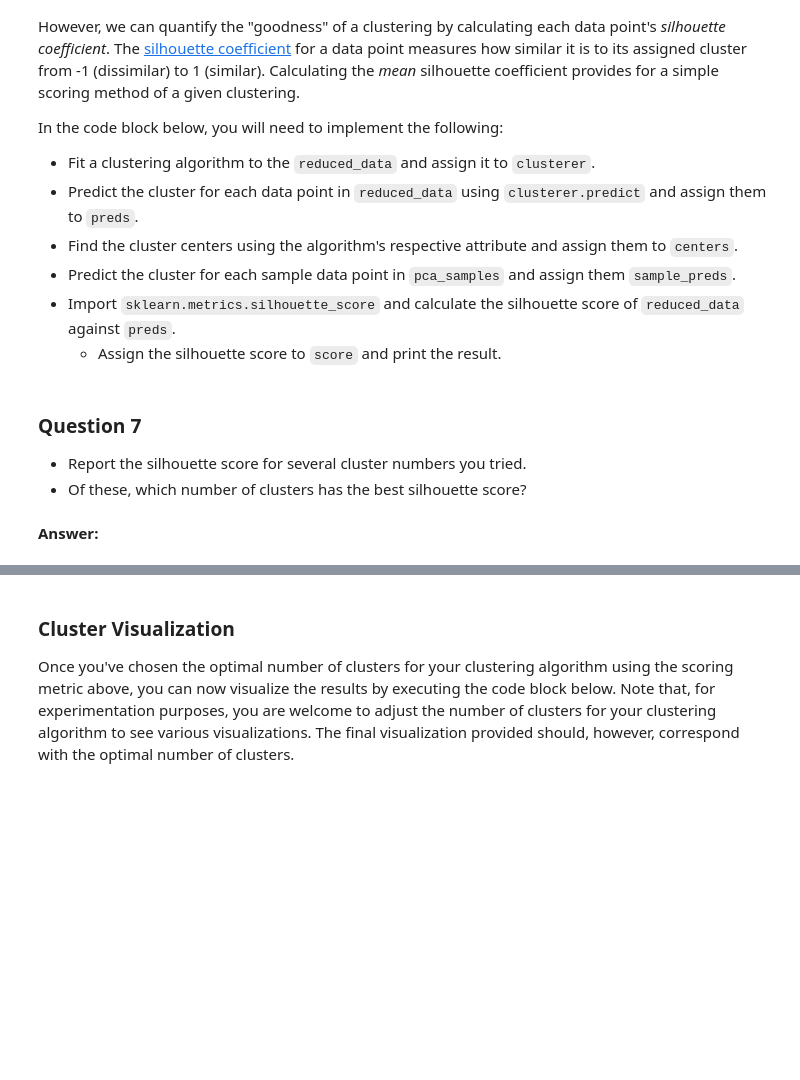
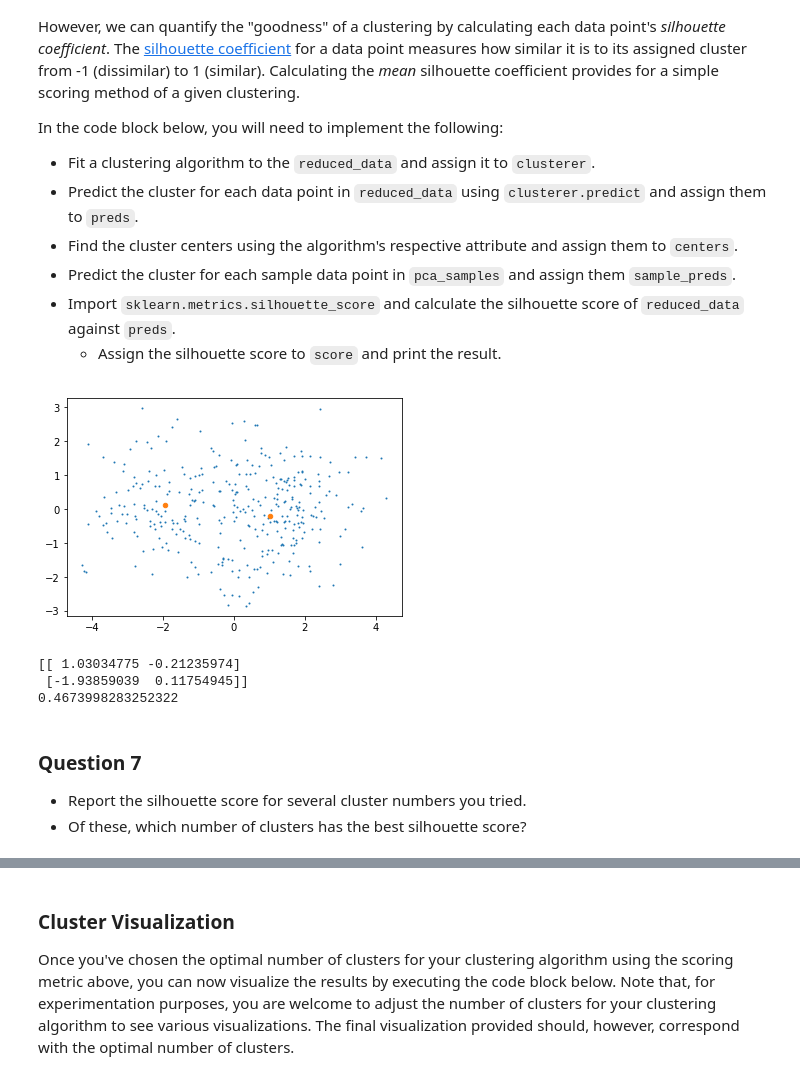
Before and after one commit to cchadha2/MLND, a Jupyter notebook: projects/customer_segments/customer_segments.ipynb, the cells around one changed output, grey strips where cells are left out. Drawn from its saved outputs; the diff is of its cells as text; code cells hidden in the pictures; blank space fills up the shorter version.

```diff
--- a/projects/customer_segments/customer_segments.ipynb
+++ b/projects/customer_segments/customer_segments.ipynb
@@ -449,13 +473,14 @@ In the code block below, you will need to implement the following:
  - Apply a PCA transformation of `log_samples` using `pca.transform`, and assign the results to `pca_samples`.
 # %%
 # TODO: Apply PCA by fitting the good data with only two dimensions
-pca = None
+pca = PCA(n_components = 2)
+pca_fit = pca.fit(good_data)
 
 # TODO: Transform the good data using the PCA fit above
-reduced_data = None
+reduced_data = pca_fit.transform(good_data)
 
 # TODO: Transform log_samples using the PCA fit above
-pca_samples = None
+pca_samples = pca_fit.transform(log_samples)
 
 # Create a DataFrame for the reduced data
 reduced_data = pd.DataFrame(reduced_data, columns = ['Dimension 1', 'Dimension 2'])
@@ -505,24 +541,44 @@ In the code block below, you will need to implement the following:
  - Import `sklearn.metrics.silhouette_score` and calculate the silhouette score of `reduced_data` against `preds`.
    - Assign the silhouette score to `score` and print the result.
 # %%
+from sklearn.mixture import GaussianMixture
+from sklearn.metrics import silhouette_score
+from sklearn.cluster import KMeans
+import matplotlib.pyplot as plt
+import scipy
+
 # TODO: Apply your clustering algorithm of choice to the reduced data
-clusterer = None
+clusterer = GaussianMixture(n_components = 2)
+clusterer_fit = clusterer.fit(reduced_data)
 
 # TODO: Predict the cluster for each data point
-preds = None
+preds = clusterer_fit.predict(reduced_data)
 
 # TODO: Find the cluster centers
-centers = None
+plt.scatter(reduced_data['Dimension 1'], reduced_data['Dimension 2'], s = 1)
+
+centers = np.empty(shape=(clusterer_fit.n_components, reduced_data.shape[1]))
+for i in range(clusterer_fit.n_components):
+    density = scipy.stats.multivariate_normal(cov=clusterer_fit.covariances_[i], mean=clusterer_fit.means_[i]).logpdf(reduced_data)
+    centers[i, :] = reduced_data.iloc[np.argmax(density)]
+plt.scatter(centers[:, 0], centers[:, 1], s=20)
+plt.show()
+
+print(centers)
 
 # TODO: Predict the cluster for each transformed sample data point
-sample_preds = None
+sample_preds = clusterer_fit.predict(pca_samples)
 
 # TODO: Calculate the mean silhouette coefficient for the number of clusters chosen
-score = None
+score = silhouette_score(reduced_data, preds)
+print(score)
+# %% [output]
+[figure, added]
+[[ 1.03034775 -0.21235974]
+ [-1.93859039  0.11754945]]
+0.4673998283252322
 # %% [markdown]
 ### Question 7
 
 * Report the silhouette score for several cluster numbers you tried.
 * Of these, which number of clusters has the best silhouette score?
-# %% [markdown]
-**Answer:**
```
Also changed, not shown: parts of 23 cells of this notebook, 1 other file.
